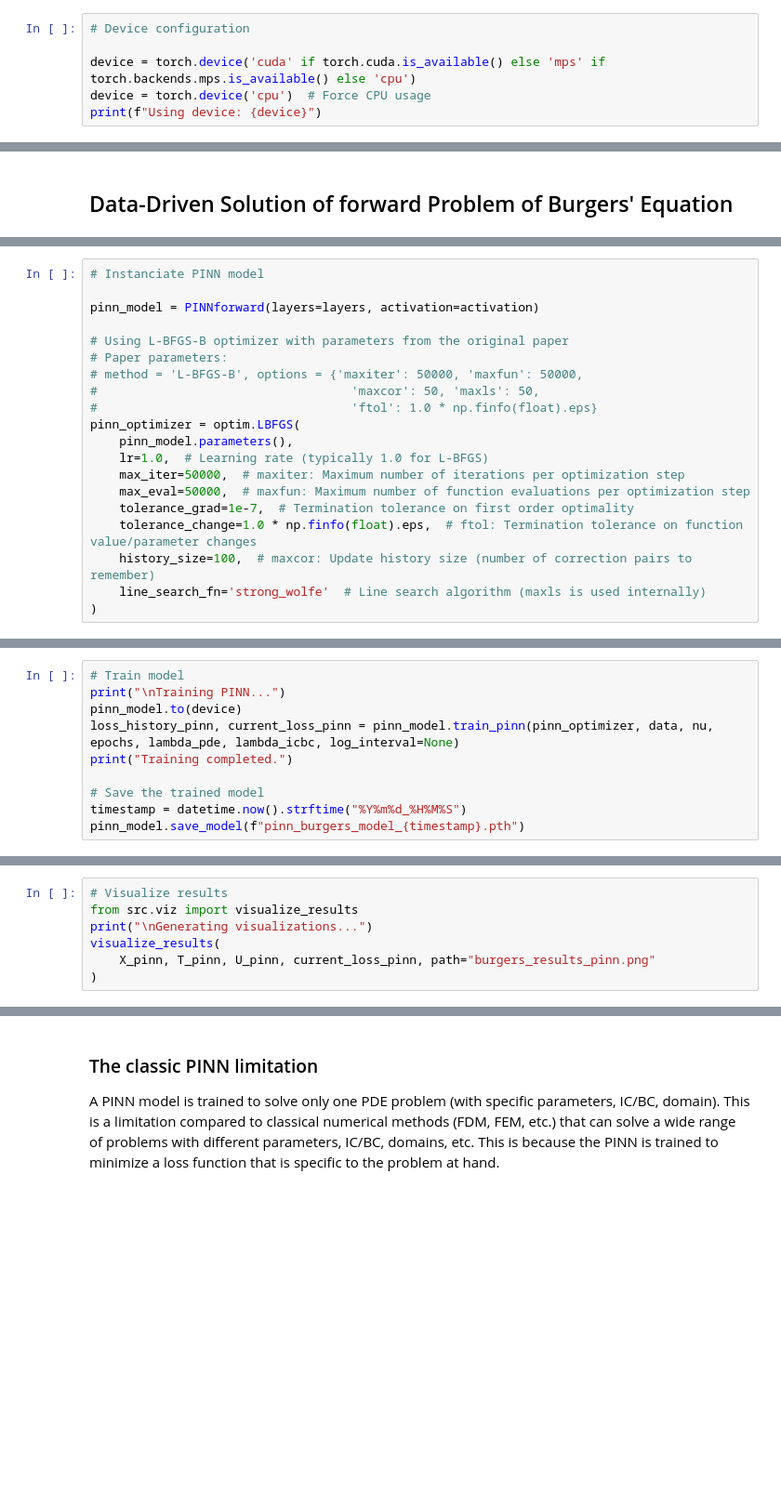
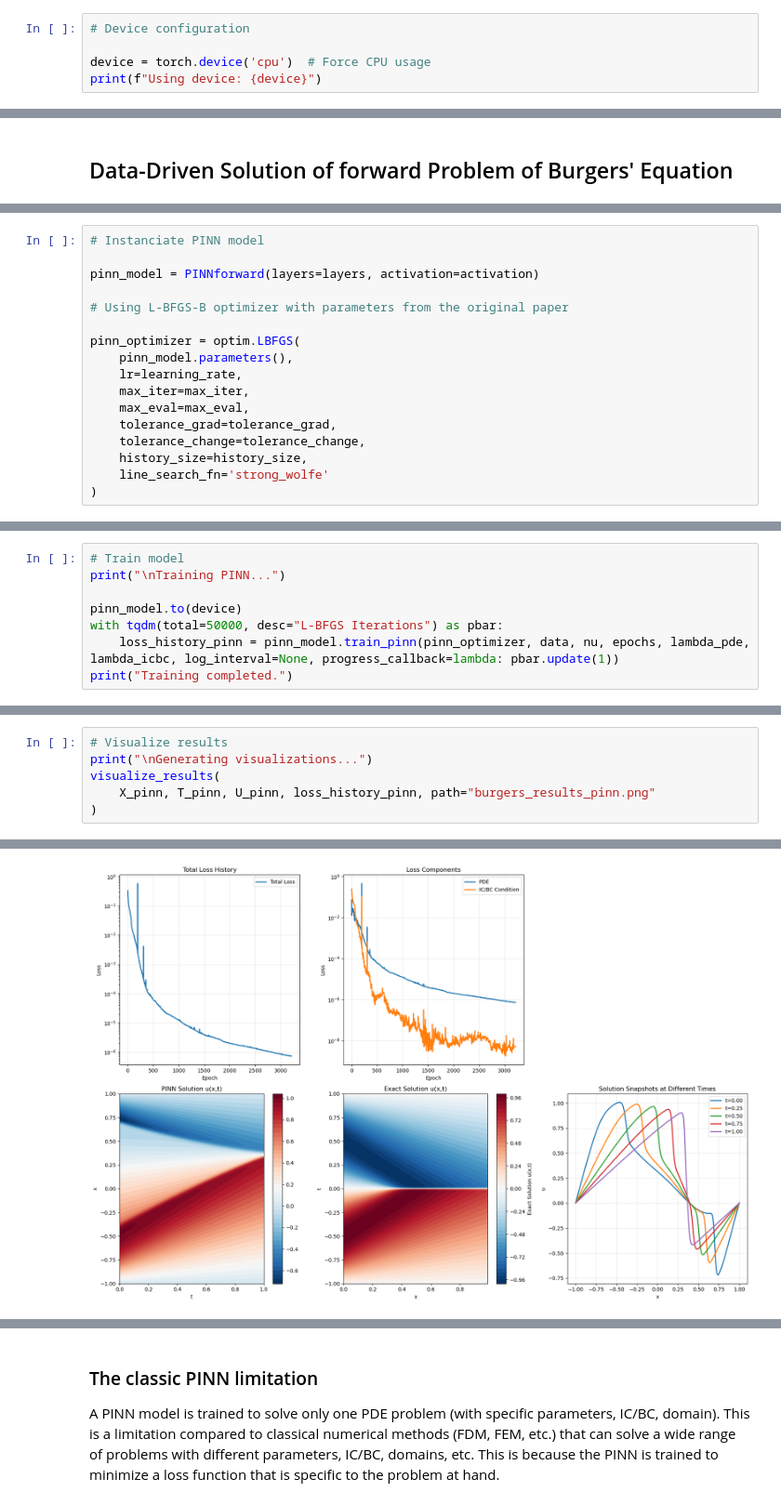
Before and after one commit to Paulchen-git/DL-Project, a Jupyter notebook: demo.ipynb, the cells around one changed output, grey strips where cells are left out. Shown at 93% size. Drawn from its saved outputs; the diff is of its cells as text; blank space fills up the shorter version.

```diff
--- a/demo.ipynb
+++ b/demo.ipynb
@@ -48,7 +51,6 @@ torch.manual_seed(1234);
 # %%
 # Device configuration
 
-device = torch.device('cuda' if torch.cuda.is_available() else 'mps' if torch.backends.mps.is_available() else 'cpu')
 device = torch.device('cpu')  # Force CPU usage
 print(f"Using device: {device}")
 # %% [output]
@@ -95,19 +85,16 @@ activation = nn.Tanh()
 pinn_model = PINNforward(layers=layers, activation=activation)
 
 # Using L-BFGS-B optimizer with parameters from the original paper
-# Paper parameters:
-# method = 'L-BFGS-B', options = {'maxiter': 50000, 'maxfun': 50000,
-#                                   'maxcor': 50, 'maxls': 50,
-#                                   'ftol': 1.0 * np.finfo(float).eps}
+
 pinn_optimizer = optim.LBFGS(
     pinn_model.parameters(),
-    lr=1.0,  # Learning rate (typically 1.0 for L-BFGS)
-    max_iter=50000,  # maxiter: Maximum number of iterations per optimization step
-    max_eval=50000,  # maxfun: Maximum number of function evaluations per optimization step
-    tolerance_grad=1e-7,  # Termination tolerance on first order optimality
-    tolerance_change=1.0 * np.finfo(float).eps,  # ftol: Termination tolerance on function value/parameter changes
-    history_size=100,  # maxcor: Update history size (number of correction pairs to remember)
-    line_search_fn='strong_wolfe'  # Line search algorithm (maxls is used internally)
+    lr=learning_rate,
+    max_iter=max_iter,
+    max_eval=max_eval,
+    tolerance_grad=tolerance_grad,
+    tolerance_change=tolerance_change,
+    history_size=history_size,
+    line_search_fn='strong_wolfe'
 )
 # %%
 # Generate training data
@@ -121,10 +112,8 @@ visualize_collocation_points(data)
 # %%
 # Train model
 print("\nTraining PINN...")
+
 pinn_model.to(device)
-loss_history_pinn, current_loss_pinn = pinn_model.train_pinn(pinn_optimizer, data, nu, epochs, lambda_pde, lambda_icbc, log_interval=None)
+with tqdm(total=50000, desc="L-BFGS Iterations") as pbar:
+    loss_history_pinn = pinn_model.train_pinn(pinn_optimizer, data, nu, epochs, lambda_pde, lambda_icbc, log_interval=None, progress_callback=lambda: pbar.update(1))
 print("Training completed.")
-
-# Save the trained model
-timestamp = datetime.now().strftime("%Y%m%d_%H%M%S")
-pinn_model.save_model(f"pinn_burgers_model_{timestamp}.pth")
@@ -146,7 +141,7 @@ print(f"\nPINN L2 Error: {np.mean(pinn_error[0]):.6e}")
 # %%
 # Visualize results
-from src.viz import visualize_results
 print("\nGenerating visualizations...")
 visualize_results(
-	X_pinn, T_pinn, U_pinn, current_loss_pinn, path="burgers_results_pinn.png"
+	X_pinn, T_pinn, U_pinn, loss_history_pinn, path="burgers_results_pinn.png"
 )
+# %% [output]
@@ -153,2 +149,3 @@ visualize_results(
+[figure, added]
 # %% [markdown]
 ### Analysis of impact of collocation points and IC/BC points
```
Also changed, not shown: parts of 27 cells of this notebook, 6 other files.
